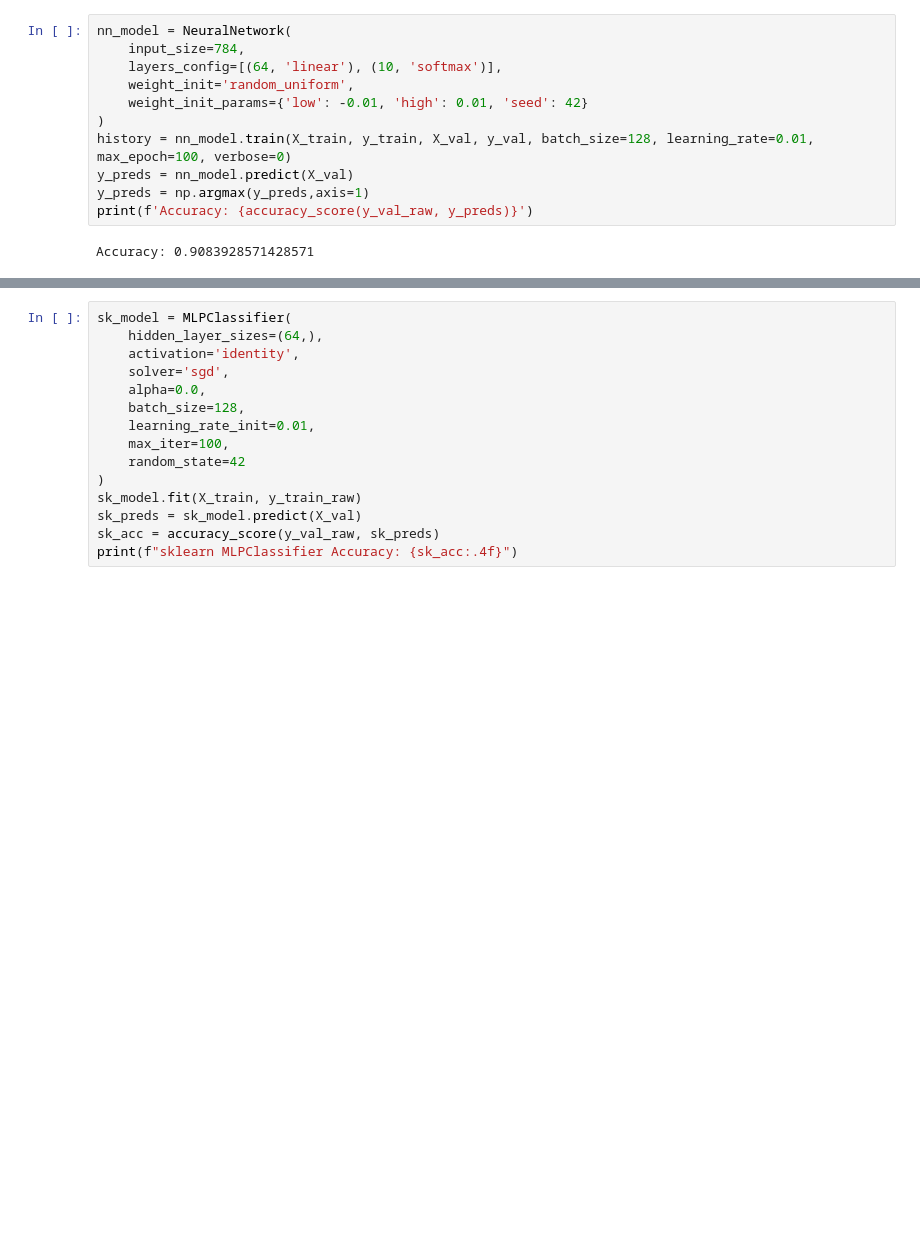
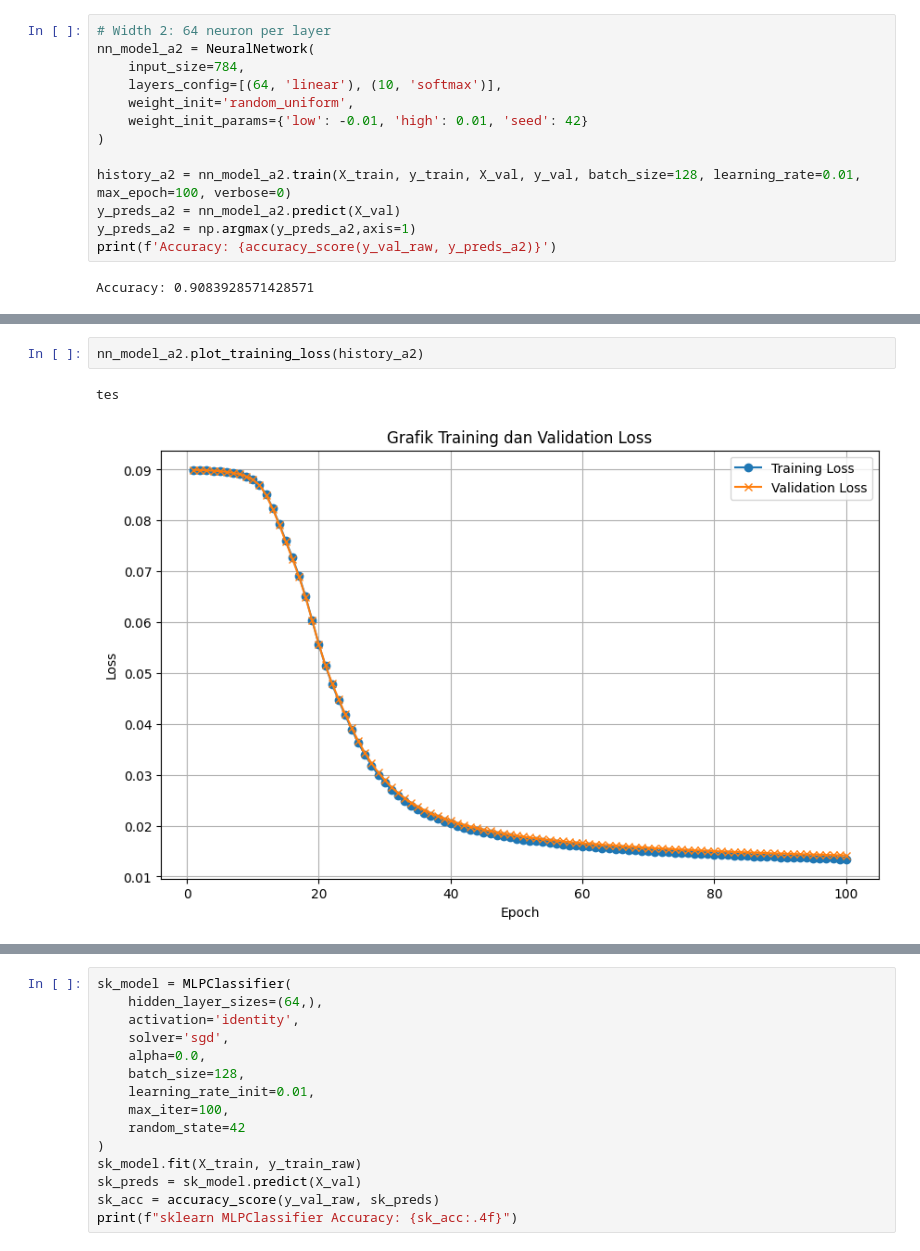
Before and after one commit to DrwnRstnly/48-IF3270-FFNN, a Jupyter notebook: src/test.ipynb, the cells around one changed output, grey strips where cells are left out. Cells and saved outputs as stored; diff of their text form; blank space fills up the shorter version.

```diff
--- a/src/test.ipynb
+++ b/src/test.ipynb
@@ -36,13 +62,15 @@ y_val = encoder.transform(y_val_raw.values.reshape(-1, 1))
 # %%
-nn_model = NeuralNetwork(
+# Width 2: 64 neuron per layer
+nn_model_a2 = NeuralNetwork(
     input_size=784,
     layers_config=[(64, 'linear'), (10, 'softmax')],
     weight_init='random_uniform',
     weight_init_params={'low': -0.01, 'high': 0.01, 'seed': 42}
 )
-history = nn_model.train(X_train, y_train, X_val, y_val, batch_size=128, learning_rate=0.01, max_epoch=100, verbose=0)
-y_preds = nn_model.predict(X_val)
-y_preds = np.argmax(y_preds,axis=1)
-print(f'Accuracy: {accuracy_score(y_val_raw, y_preds)}')
+
+history_a2 = nn_model_a2.train(X_train, y_train, X_val, y_val, batch_size=128, learning_rate=0.01, max_epoch=100, verbose=0)
+y_preds_a2 = nn_model_a2.predict(X_val)
+y_preds_a2 = np.argmax(y_preds_a2,axis=1)
+print(f'Accuracy: {accuracy_score(y_val_raw, y_preds_a2)}')
 # %% [output]
 Accuracy: 0.9083928571428571
@@ -68,0 +77,5 @@ history
+# %%
+nn_model_a2.plot_training_loss(history_a2)
+# %% [output]
+tes
+[figure, added]
```
Also changed, not shown: parts of 26 cells of this notebook, 2 other files.
